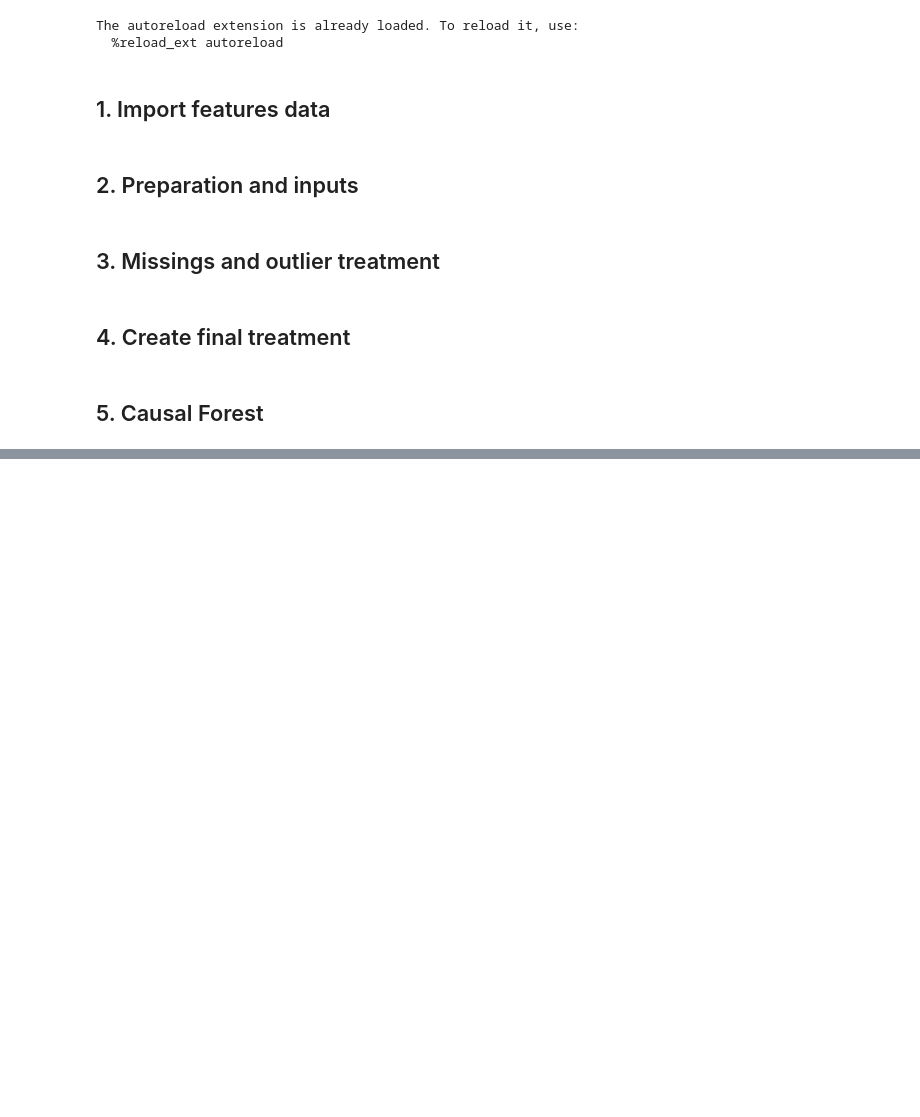
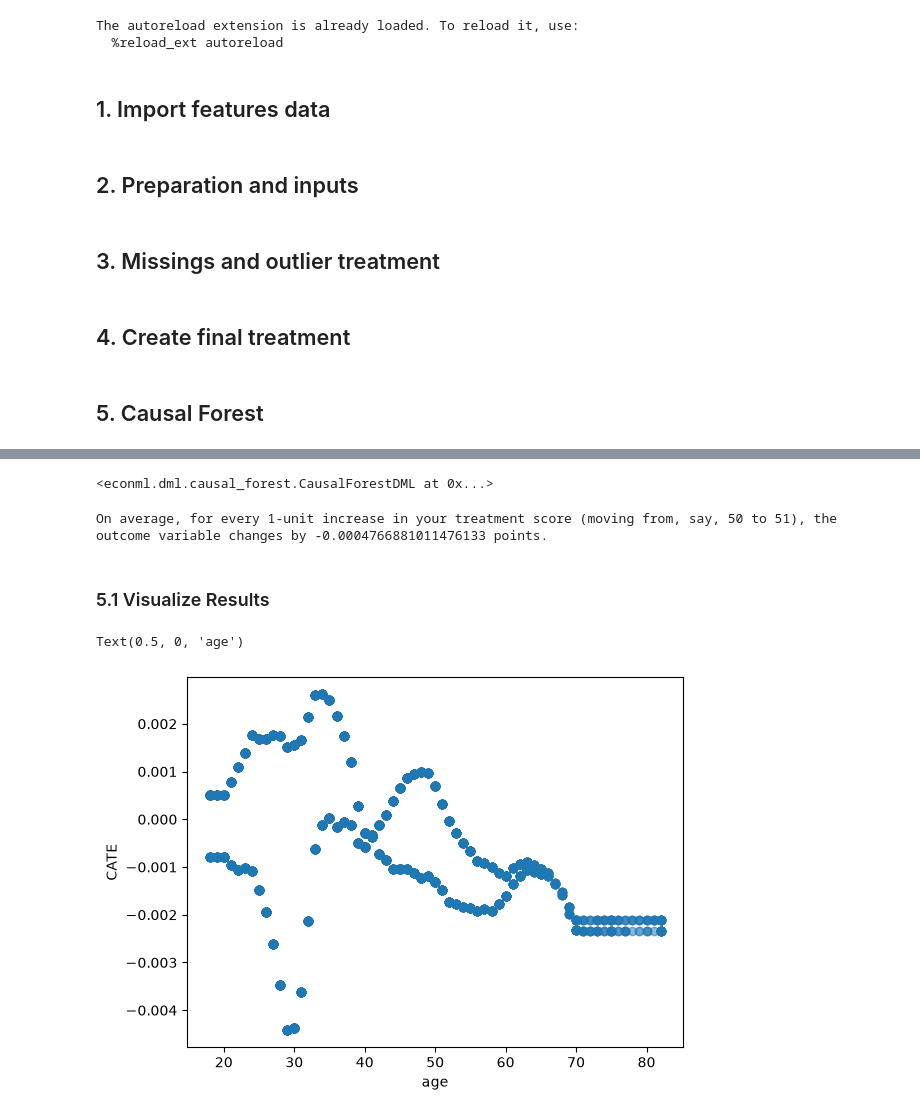
Before and after one commit to fra-c08-job-futures/c08-farming-exit, a Jupyter notebook: notebooks/04_causal_forest.ipynb, the cells around one changed output, grey strips where cells are left out. Saved outputs shown, nothing was run; the diff lists cells and outputs as text; code cells hidden in the pictures; blank space fills up the shorter version.

Commit message:
CausalForestDML outcomes

```diff
--- a/notebooks/04_causal_forest.ipynb
+++ b/notebooks/04_causal_forest.ipynb
@@ -47,9 +49,10 @@ T = 'agriculture_land_acres'
 T_2 =   'land_number_of_plots'
 
 X = [   'female',
-        'relation_to_head',
+        #'relation_to_head',
         'age',
-        'years_of_schooling',]
+        #'years_of_schooling',
+        ]
 
 W = [
         #geographics
@@ -272,0 +253,24 @@ Reshape your data either using array.reshape(-1, 1) if your data has a single fe
+# %%
+# ECONML DOES NOT PERFORM ON MISSINGS (AS IS USES SKLEARN IN THE BACKGROUND)
+# SECOND STAGE ONLY USES X FOR SPLITTING. MAKE SURE THAT ALL FEATURES IN X HAVE NOT MANY MISSINGS AND ARE CLEAN!
+est = CausalForestDML(
+    model_y=first_stage_outcome_model,
+    model_t=first_stage_treatment_model,
+    discrete_outcome=False,   #use a regression, not a classification
+    discrete_treatment=False, #use a regression, not a classification
+    n_estimators=1000,        # High number of trees ensures stable causal predictions
+    min_samples_leaf=50,      # Minimum rows per leaf protects continuous slope estimation
+    cv=3,                     # 3-fold cross-fitting splits your 4500 rows into safe validation chunks
+    random_state=42
+)
+
+est.fit(Y=df[Y], T=df[T], X=df[X], W=df[W], cache_values=True)
+# %% [output]
+<econml.dml.causal_forest.CausalForestDML at 0x...>
+# %%
+#Due to a continous treatment, I get marginal treatment effects!
+effects = est.effect(df[X])
+mean_effect = effects.mean()
+print(f"On average, for every 1-unit increase in your treatment score (moving from, say, 50 to 51), the outcome variable changes by {mean_effect} points.")
+# %% [output]
+On average, for every 1-unit increase in your treatment score (moving from, say, 50 to 51), the outcome variable changes by -0.0004766881011476133 points.
@@ -272,0 +280,2 @@ Reshape your data either using array.reshape(-1, 1) if your data has a single fe
+# %% [markdown]
+### 5.1 Visualize Results
@@ -272,0 +286,7 @@ Reshape your data either using array.reshape(-1, 1) if your data has a single fe
+# %%
+plt.scatter(df['age'], effects, alpha=0.3)
+plt.ylabel('CATE')
+plt.xlabel('age')
+# %% [output]
+Text(0.5, 0, 'age')
+[figure, added]
```
Also changed, not shown: parts of 13 cells of this notebook, 1 other file.
